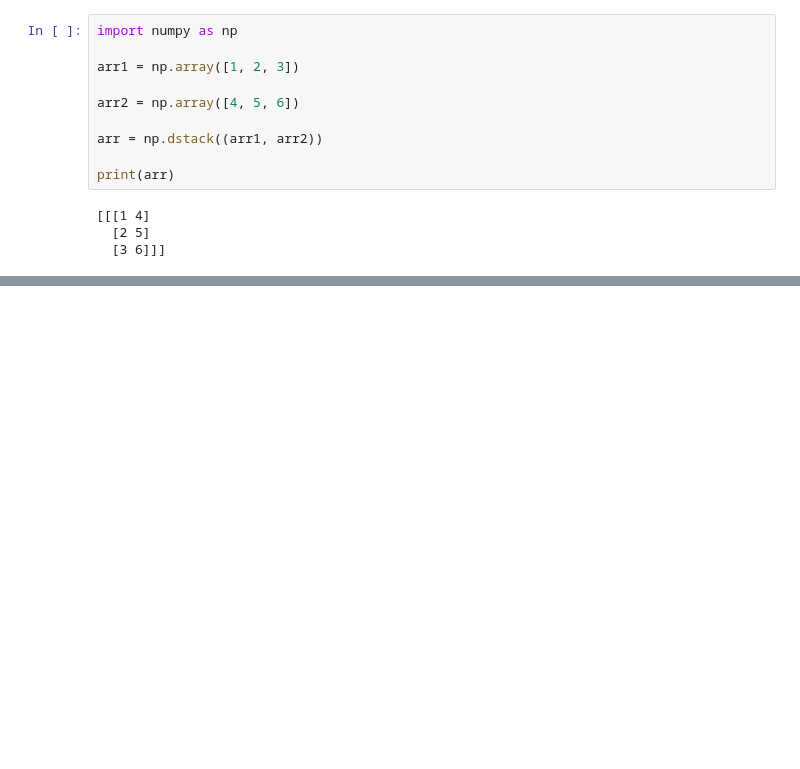
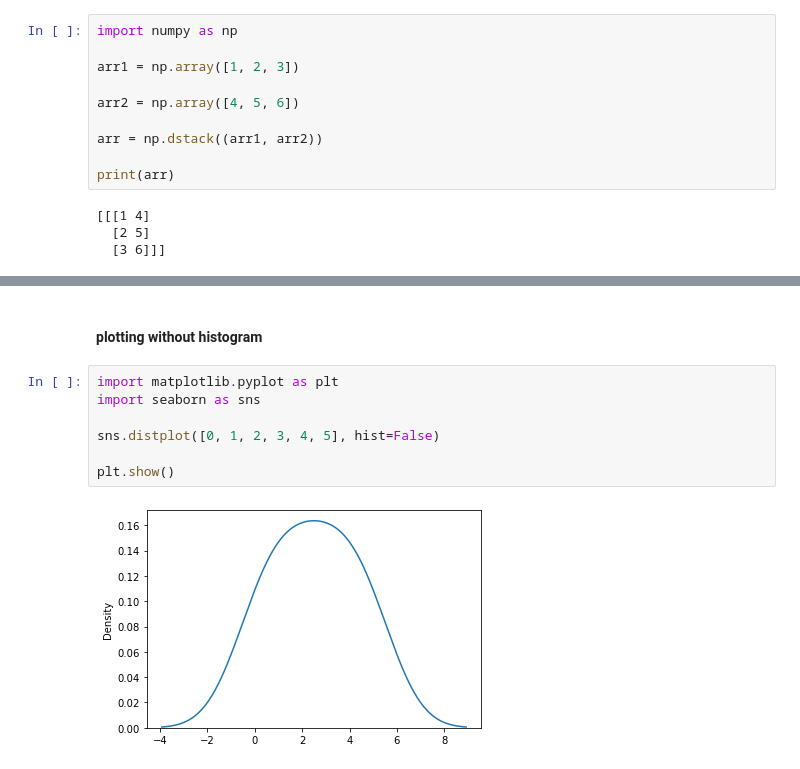
Before and after one commit to ortizfram/WEB3-Numpy, a Jupyter notebook: WEB3-Numpy.ipynb, the cells around one changed output, grey strips where cells are left out. Saved outputs shown, nothing was run; the diff lists cells and outputs as text; blank space fills up the shorter version.

```diff
--- a/WEB3-Numpy.ipynb
+++ b/WEB3-Numpy.ipynb
@@ -1197,0 +1398,11 @@ print(newarr) #par
+# %% [markdown]
+#### plotting without histogram
+# %%
+import matplotlib.pyplot as plt
+import seaborn as sns
+
+sns.distplot([0, 1, 2, 3, 4, 5], hist=False)
+
+plt.show()
+# %% [output]
+[figure, added]
```
Also changed, not shown: parts of 130 cells of this notebook.
